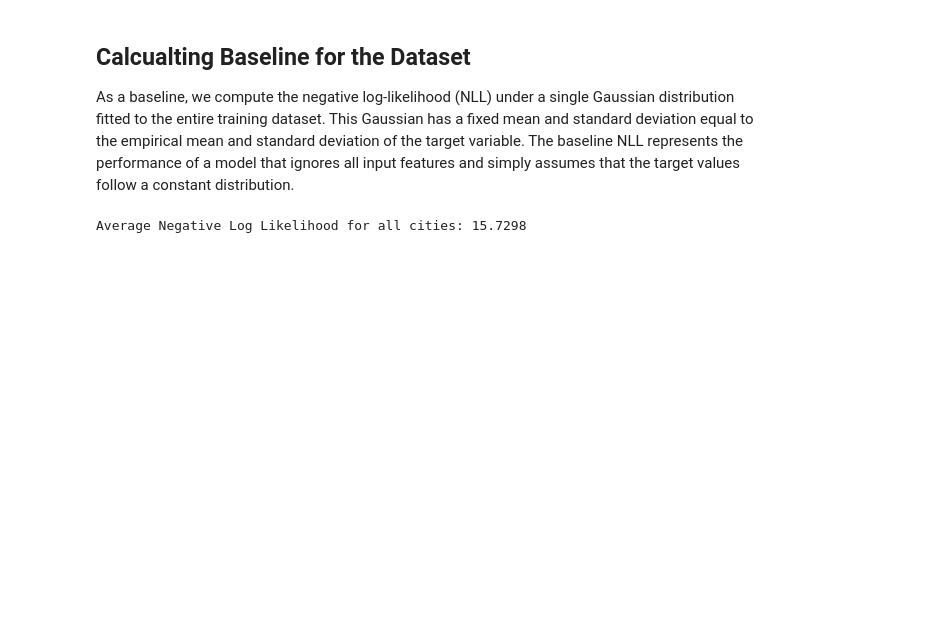
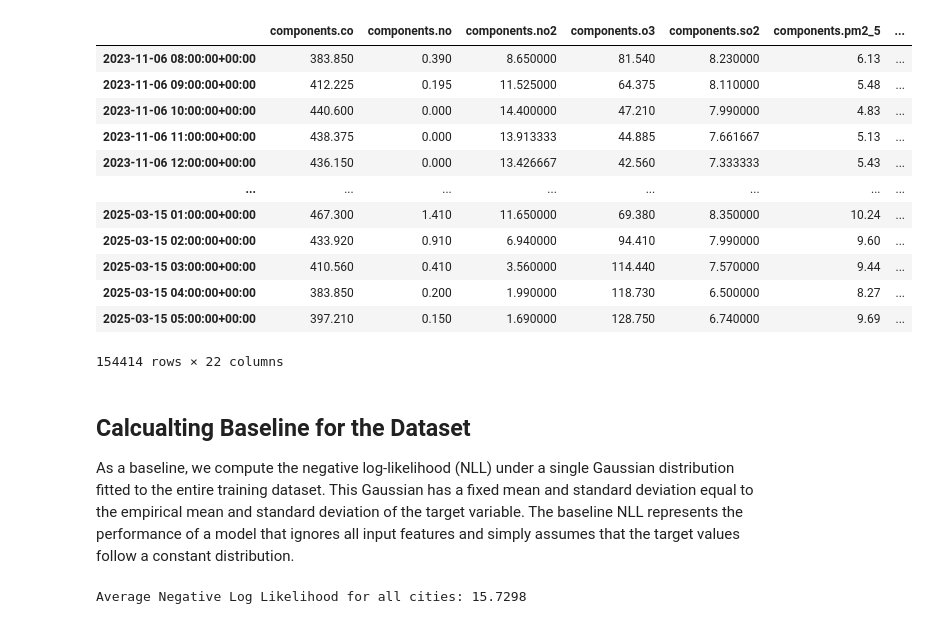
Before and after one commit to PeteCastle/aqi-mdn, a Jupyter notebook: main.ipynb, the cells around one changed output. Cells and saved outputs as stored; diff of their text form; code cells hidden in the pictures; blank space fills up the shorter version.

```diff
--- a/main.ipynb
+++ b/main.ipynb
@@ -112,7 +154,22 @@ filled_dfs = pd.concat(filled_dfs)
 # %%
 city_column = filled_dfs['city_name'].copy()
 dataset_df = pd.get_dummies(filled_dfs, prefix='city',dtype=np.int8)
 dataset_df["city_name"] = city_column
+dataset_df
+# %% [output]
+|  | components.co | components.no | components.no2 | components.o3 | components.so2 | components.pm2_5 | ... |
+| 2023-11-06 08:00:00+00:00 | 383.850 | 0.390 | 8.650000 | 81.540 | 8.230000 | 6.13 | ... |
+| 2023-11-06 09:00:00+00:00 | 412.225 | 0.195 | 11.525000 | 64.375 | 8.110000 | 5.48 | ... |
+| 2023-11-06 10:00:00+00:00 | 440.600 | 0.000 | 14.400000 | 47.210 | 7.990000 | 4.83 | ... |
+| 2023-11-06 11:00:00+00:00 | 438.375 | 0.000 | 13.913333 | 44.885 | 7.661667 | 5.13 | ... |
+| 2023-11-06 12:00:00+00:00 | 436.150 | 0.000 | 13.426667 | 42.560 | 7.333333 | 5.43 | ... |
+| ... | ... | ... | ... | ... | ... | ... | ... |
+| 2025-03-15 01:00:00+00:00 | 467.300 | 1.410 | 11.650000 | 69.380 | 8.350000 | 10.24 | ... |
+| 2025-03-15 02:00:00+00:00 | 433.920 | 0.910 | 6.940000 | 94.410 | 7.990000 | 9.60 | ... |
+| 2025-03-15 03:00:00+00:00 | 410.560 | 0.410 | 3.560000 | 114.440 | 7.570000 | 9.44 | ... |
+| 2025-03-15 04:00:00+00:00 | 383.850 | 0.200 | 1.990000 | 118.730 | 6.500000 | 8.27 | ... |
+| 2025-03-15 05:00:00+00:00 | 397.210 | 0.150 | 1.690000 | 128.750 | 6.740000 | 9.69 | ... |
+154414 rows × 22 columns
 # %% [markdown]
 ## Calcualting Baseline for the Dataset
 
```
Also changed, not shown: parts of 61 cells of this notebook, 2 other files.
